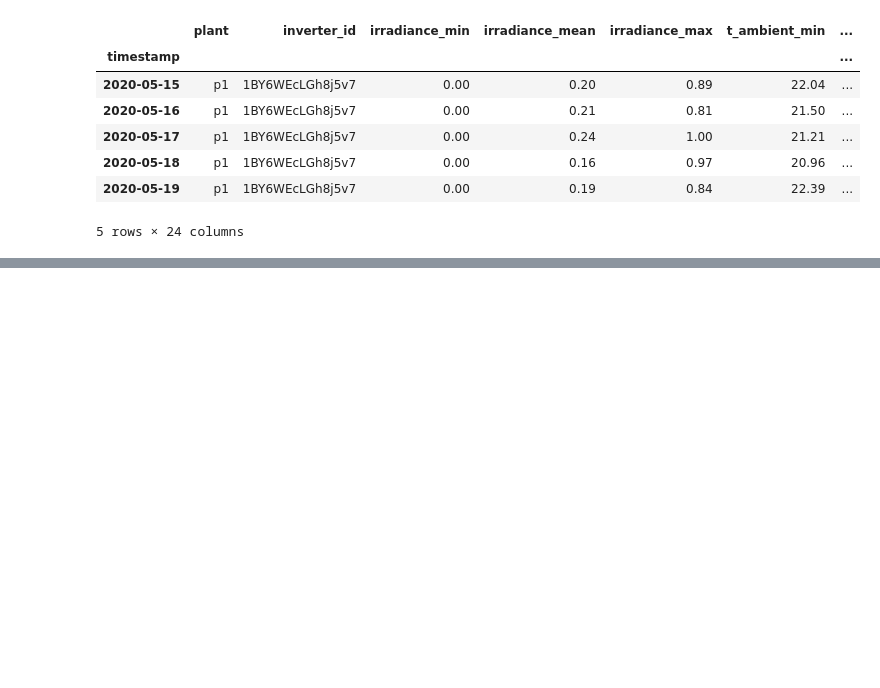
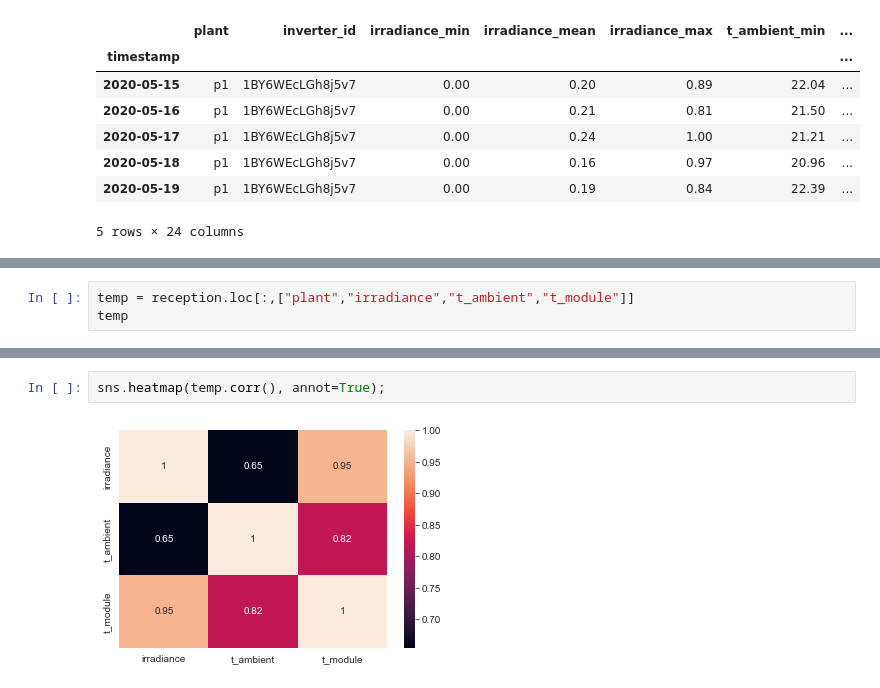
Before and after one commit to luis-cj/data-science-solar-power-plant, a Jupyter notebook: solar_power_plant_part_3.ipynb, the cells around one changed output, grey strips where cells are left out. Cells and saved outputs as stored; diff of their text form; blank space fills up the shorter version.

```diff
--- a/solar_power_plant_part_3.ipynb
+++ b/solar_power_plant_part_3.ipynb
@@ -37,0 +110,3 @@ df_daily.head()
+# %%
+temp = reception.loc[:,["plant","irradiance","t_ambient","t_module"]]
+temp
@@ -37,0 +128,4 @@ df_daily.head()
+# %%
+sns.heatmap(temp.corr(), annot=True);
+# %% [output]
+[figure, added]
```
Also changed, not shown: parts of 21 cells of this notebook.
